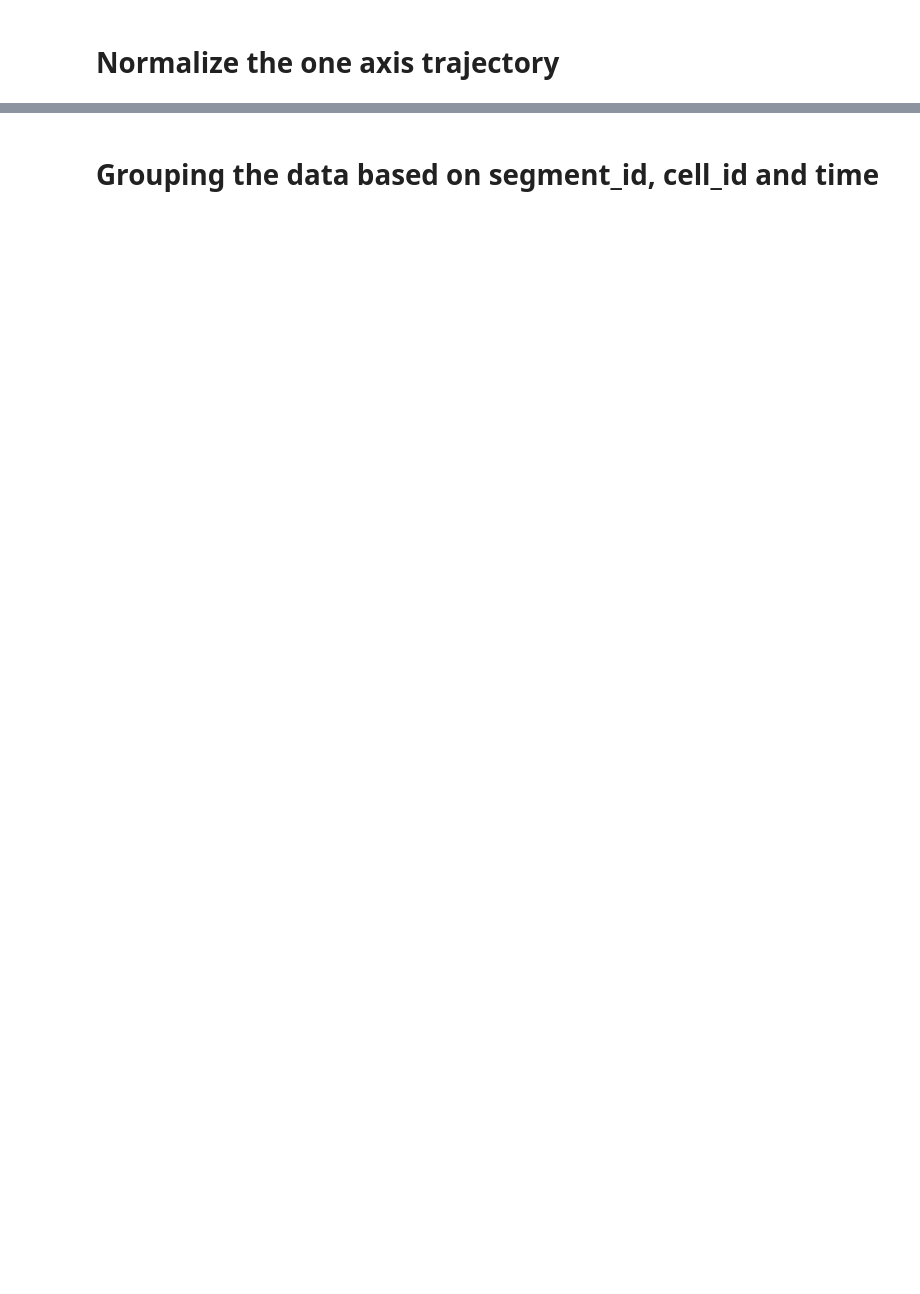
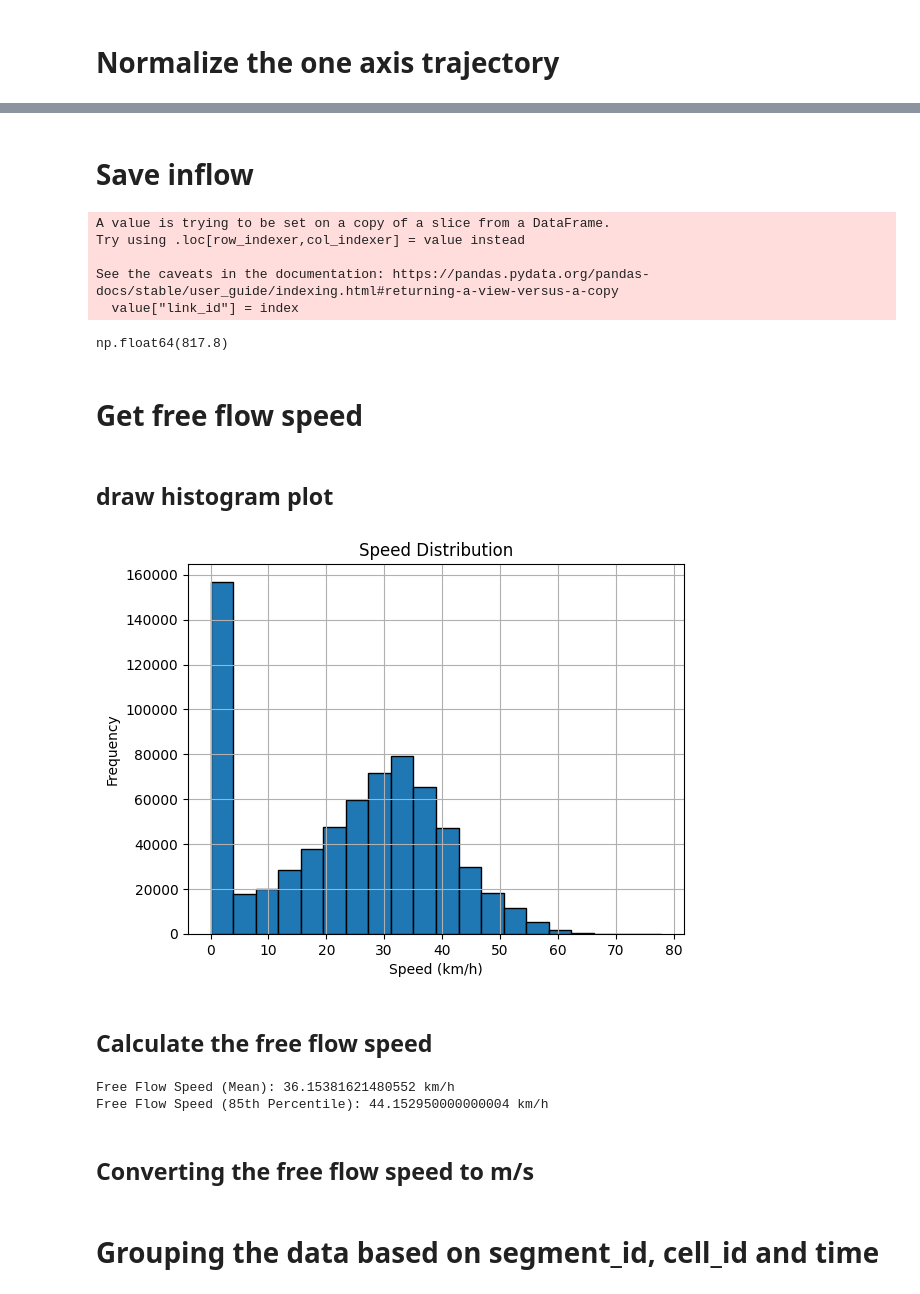
Before and after one commit to AmirHKiani98/eager_project, a Jupyter notebook: ctm_model.ipynb, the cells around one changed output, grey strips where cells are left out. Cells and saved outputs as stored; diff of their text form; code cells hidden in the pictures; blank space fills up the shorter version.

```diff
--- a/ctm_model.ipynb
+++ b/ctm_model.ipynb
@@ -320,0 +333,19 @@ Name: closest_cell, Length: 10000, dtype: object
+# %%
+import pandas as pd
+
+# Read the CSV file
+main_df_truncated_with_cell = pd.read_csv("20181024_d1_0830_0900_segmented_oneaxistrajectory_cell.csv")
+
+# Group by the desired columns and aggregate the vehicle IDs into a frozenset
+grouped_with_veh_ids = main_df_truncated_with_cell.groupby(["link_id", "time", "closest_cell"]).agg({
+    "veh_id": lambda x: frozenset(x)  # Use frozenset instead of set
+}).reset_index()
+
+# Merge the new column back into the original dataframe
+main_df_truncated_with_cell = main_df_truncated_with_cell.merge(grouped_with_veh_ids, on=["link_id", "time", "closest_cell"], suffixes=('', '_list'))
+
+# Rename the new column for clarity
+main_df_truncated_with_cell.rename(columns={"veh_id_list": "veh_id_list"}, inplace=True)
+
+# Display the shapes
+duplicate_dropped = main_df_truncated_with_cell.drop_duplicates(subset=["link_id", "time", "closest_cell", "veh_id_list"])[["veh_id_list", "link_id", "time", "closest_cell"]]
@@ -320,0 +373,55 @@ Name: closest_cell, Length: 10000, dtype: object
+# %% [markdown]
+# Save inflow
+# %%
+inflow = pd.DataFrame({})
+for index, value in _dict.items():
+    value["link_id"] = index
+    inflow = pd.concat([inflow, value])
+inflow.to_csv("20181024_d1_0830_0900_inflow.csv")
+# %% [output]
+A value is trying to be set on a copy of a slice from a DataFrame.
+Try using .loc[row_indexer,col_indexer] = value instead
+
+See the caveats in the documentation: https://pandas.pydata.org/pandas-docs/stable/user_guide/indexing.html#returning-a-view-versus-a-copy
+  value["link_id"] = index
+# %%
+inflow_link_1 = inflow[inflow["link_id"] == 1]
+inflow_link_1["inflow"].sum()
+(inflow_link_1.time.max())
+# %% [output]
+np.float64(817.8)
+# %% [markdown]
+# Get free flow speed
+# %% [markdown]
+## draw histogram plot
+# %%
+import pandas as pd
+import matplotlib.pyplot as plt
+
+speeds = main_df_truncated_with_cell['speed']
+
+plt.hist(speeds, bins=20, edgecolor='black')
+plt.title("Speed Distribution")
+plt.xlabel("Speed (km/h)")
+plt.ylabel("Frequency")
+plt.grid()
+plt.show()
+# %% [output]
+[figure, added]
+# %% [markdown]
+## Calculate the free flow speed
+# %%
+import numpy as np
+free_flow_threshold = 25
+free_flow_speeds = speeds[speeds > free_flow_threshold]
+
+mean_speed = np.mean(free_flow_speeds)
+percentile_85 = np.percentile(free_flow_speeds, 85)
+
+print(f"Free Flow Speed (Mean): {mean_speed} km/h")
+print(f"Free Flow Speed (85th Percentile): {percentile_85} km/h")
+# %% [output]
+Free Flow Speed (Mean): 36.15381621480552 km/h
+Free Flow Speed (85th Percentile): 44.152950000000004 km/h
+# %% [markdown]
+## Converting the free flow speed to m/s
```
Also changed, not shown: parts of 21 cells of this notebook, 5 other files.
